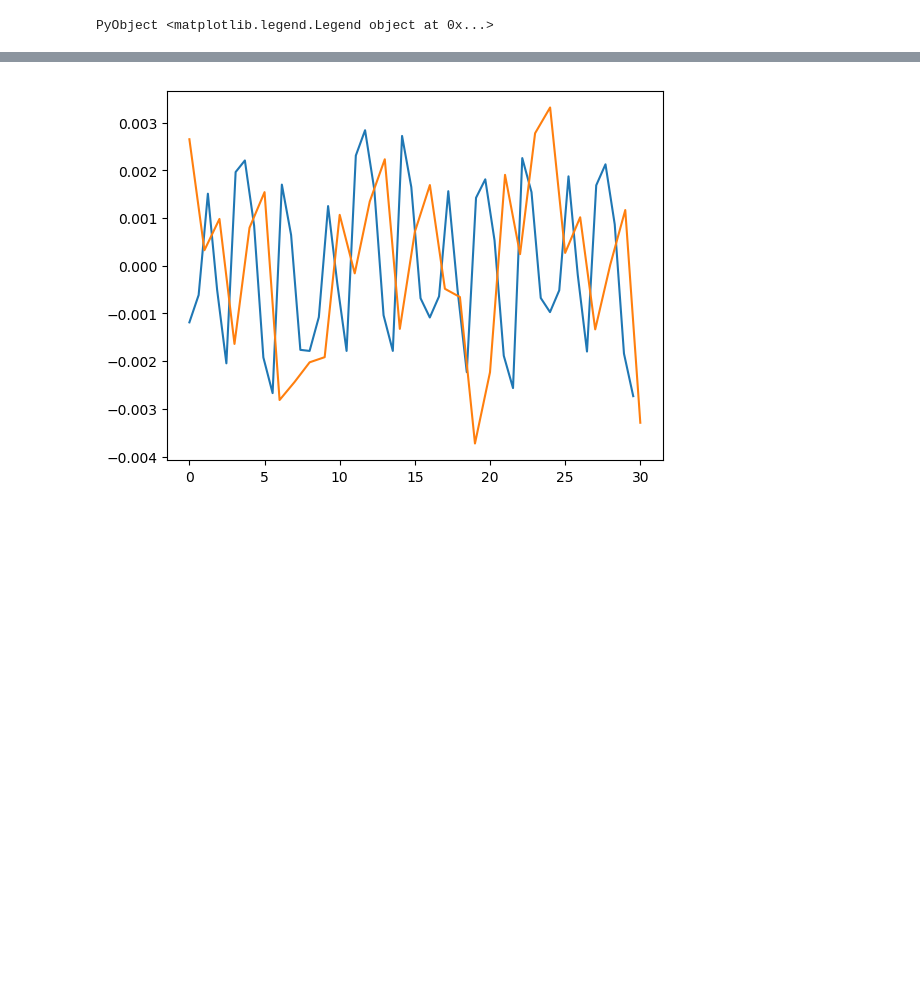
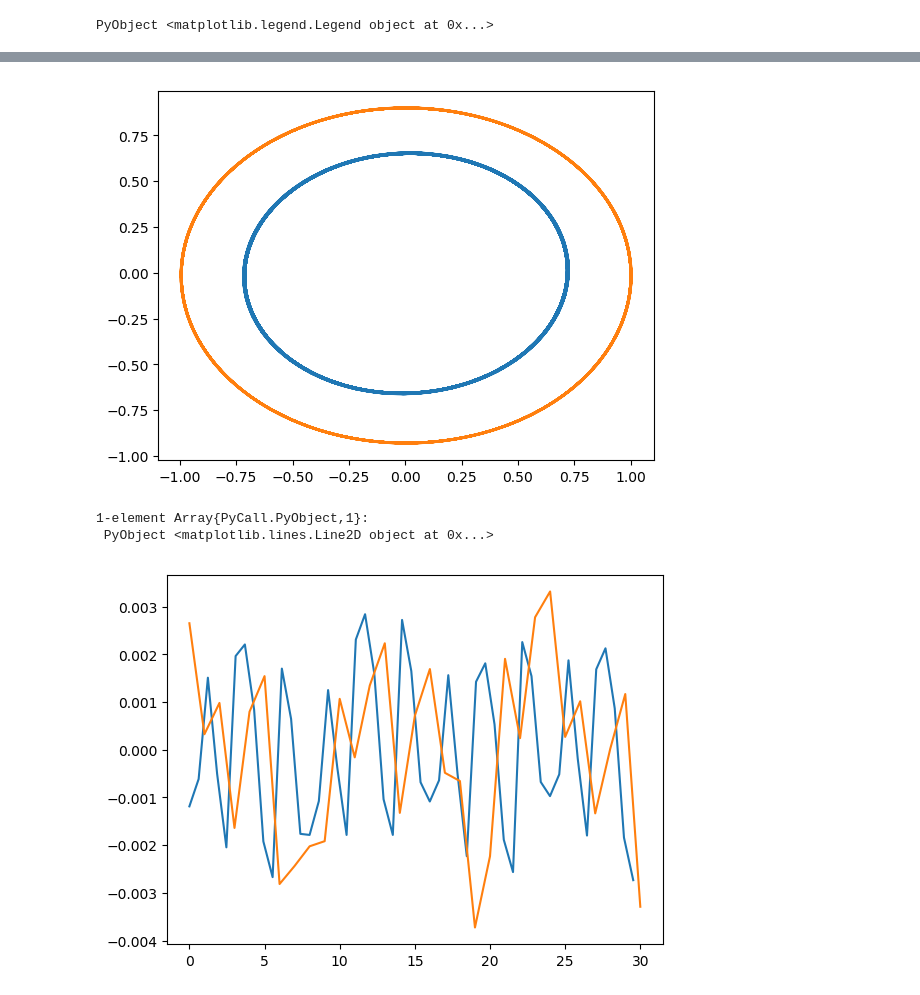
Before and after one commit to bmlindor/ttv_ss, a Jupyter notebook: sim_workspace.ipynb, the cells around one changed output, grey strips where cells are left out. Saved outputs shown, nothing was run; the diff lists cells and outputs as text; code cells hidden in the pictures; blank space fills up the shorter version.

```diff
--- a/sim_workspace.ipynb
+++ b/sim_workspace.ipynb
@@ -104,3 +113,10 @@ PyObject <matplotlib.legend.Legend object at 0x...>
+# %%
+plot(vec(pva_venus[1,1:jdsize]),vec(pva_venus[2,1:jdsize]),label="Venus")
+plot(vec(pva_earth[1,1:jdsize]),vec(pva_earth[2,1:jdsize]),label="Earth")
+# %% [output]
+[figure, added]
+1-element Array{PyCall.PyObject,1}:
+ PyObject <matplotlib.lines.Line2D object at 0x...>
 # %%
 # Find actual transit times:
 tt2 = find_times(3, eph, t0, P_earth, P_err, n_obs, 10)
```
Also changed, not shown: parts of 2 cells of this notebook, 5 other files.
